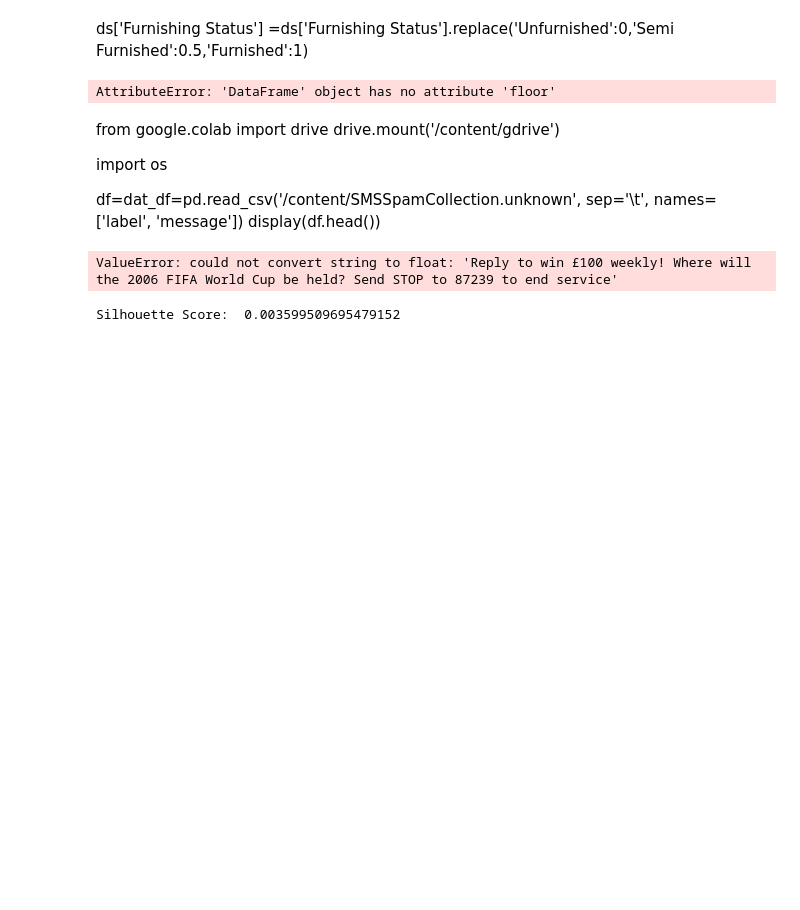
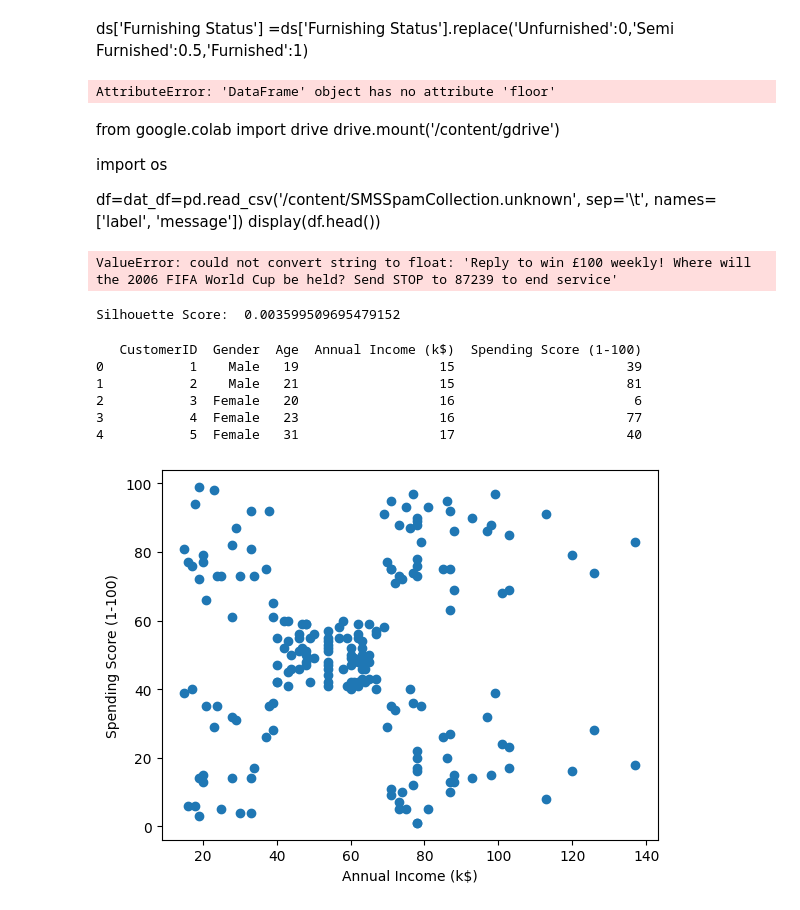
Before and after one commit to raziq0835/ML_Basics, a Jupyter notebook: Untitled0.ipynb, the cells around one changed output. Saved outputs shown, nothing was run; the diff lists cells and outputs as text; code cells hidden in the pictures; blank space fills up the shorter version.

Commit message:
k means clustering using spending data

```diff
--- a/Untitled0.ipynb
+++ b/Untitled0.ipynb
@@ -180,0 +187,23 @@ Silhouette Score:  0.003599509695479152
+# %%
+csv_file_path = '/content/Mall_Customers.csv'
+pickle = '/content/drive/MyDrive/Colab Notebooks/models'
+te4st_data_file_path = '/content/drive/MyDrive/Colab Notebooks/outputs'
+
+df = pd.read_csv(csv_file_path)
+print(df.head())
+
+x= df[['Annual Income (k$)','Spending Score (1-100)']]
+
+plt.close()
+plt.scatter(x['Annual Income (k$)'],x['Spending Score (1-100)'])
+plt.xlabel('Annual Income (k$)')
+plt.ylabel('Spending Score (1-100)')
+plt.show()
+# %% [output]
+   CustomerID  Gender  Age  Annual Income (k$)  Spending Score (1-100)
+0           1    Male   19                  15                      39
+1           2    Male   21                  15                      81
+2           3  Female   20                  16                       6
+3           4  Female   23                  16                      77
+4           5  Female   31                  17                      40
+[figure, added]
```
Also changed, not shown: parts of 2 cells of this notebook.
